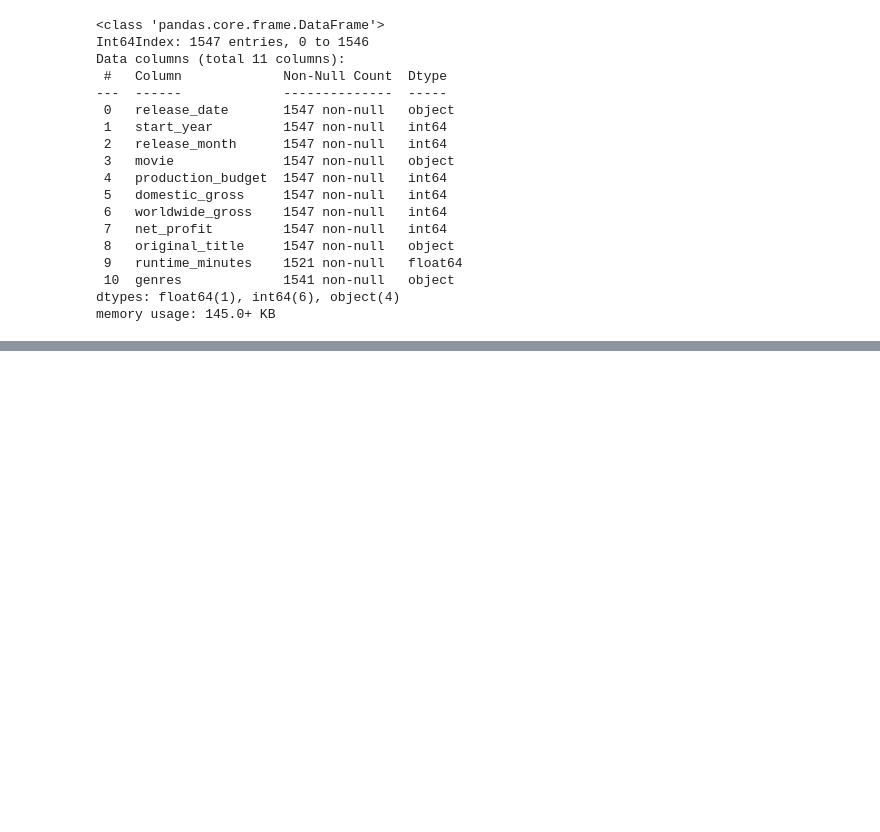
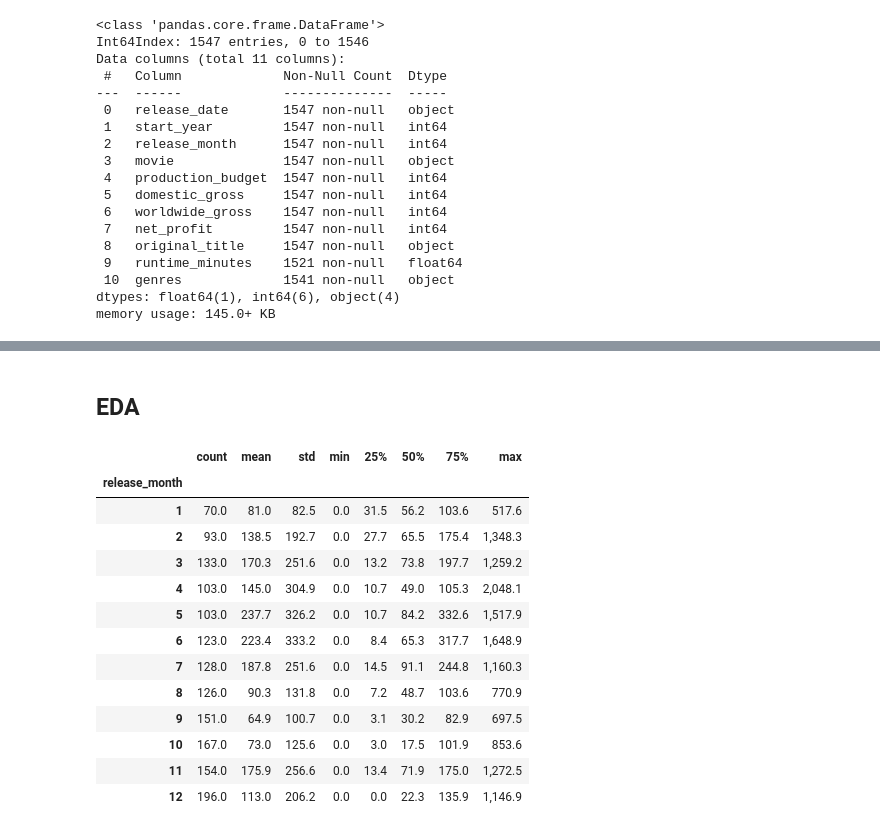
Before and after one commit to KenHoffman95/Movie-Box-Office-Predictor-, a Jupyter notebook: Data Cleaning and Feature Engineering.ipynb, the cells around one changed output, grey strips where cells are left out. Cells and saved outputs as stored; diff of their text form; code cells hidden in the pictures; blank space fills up the shorter version.

```diff
--- a/Data Cleaning and Feature Engineering.ipynb
+++ b/Data Cleaning and Feature Engineering.ipynb
@@ -248,0 +263,2 @@ memory usage: 145.0+ KB
+# %%
+pd.options.display.float_format = "{:,.1f}".format
@@ -248,0 +289,19 @@ memory usage: 145.0+ KB
+# %% [markdown]
+## EDA
+# %%
+df_movies['worldwide_gross_millions'].groupby(df_movies['release_month']).describe()
+# %% [output]
+|  | count | mean | std | min | 25% | 50% | 75% | max |
+| release_month |  |  |  |  |  |  |  |  |
+| 1 | 70.0 | 81.0 | 82.5 | 0.0 | 31.5 | 56.2 | 103.6 | 517.6 |
+| 2 | 93.0 | 138.5 | 192.7 | 0.0 | 27.7 | 65.5 | 175.4 | 1,348.3 |
+| 3 | 133.0 | 170.3 | 251.6 | 0.0 | 13.2 | 73.8 | 197.7 | 1,259.2 |
+| 4 | 103.0 | 145.0 | 304.9 | 0.0 | 10.7 | 49.0 | 105.3 | 2,048.1 |
+| 5 | 103.0 | 237.7 | 326.2 | 0.0 | 10.7 | 84.2 | 332.6 | 1,517.9 |
+| 6 | 123.0 | 223.4 | 333.2 | 0.0 | 8.4 | 65.3 | 317.7 | 1,648.9 |
+| 7 | 128.0 | 187.8 | 251.6 | 0.0 | 14.5 | 91.1 | 244.8 | 1,160.3 |
+| 8 | 126.0 | 90.3 | 131.8 | 0.0 | 7.2 | 48.7 | 103.6 | 770.9 |
+| 9 | 151.0 | 64.9 | 100.7 | 0.0 | 3.1 | 30.2 | 82.9 | 697.5 |
+| 10 | 167.0 | 73.0 | 125.6 | 0.0 | 3.0 | 17.5 | 101.9 | 853.6 |
+| 11 | 154.0 | 175.9 | 256.6 | 0.0 | 13.4 | 71.9 | 175.0 | 1,272.5 |
+| 12 | 196.0 | 113.0 | 206.2 | 0.0 | 0.0 | 22.3 | 135.9 | 1,146.9 |
```
Also changed, not shown: parts of 9 cells of this notebook.
